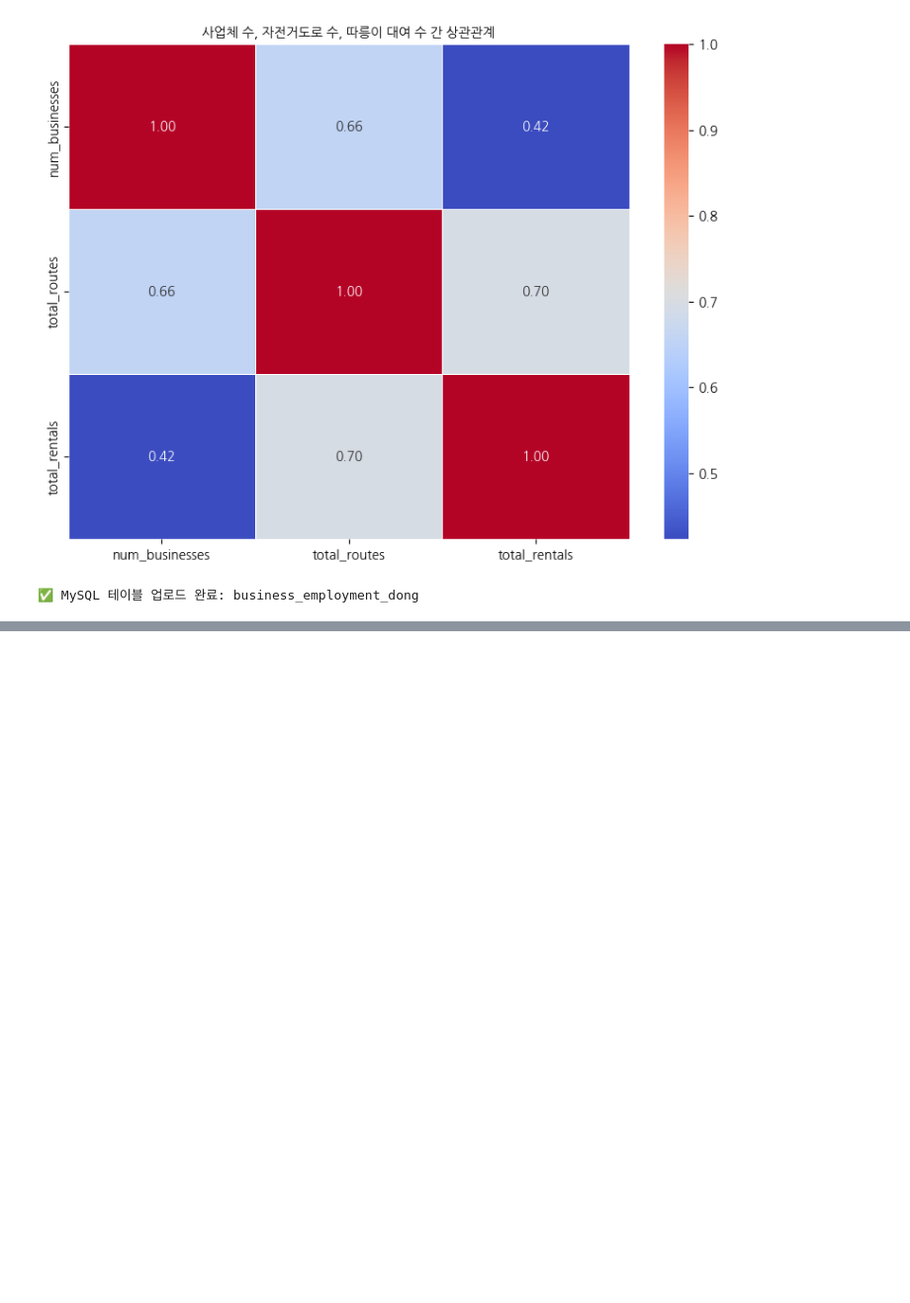
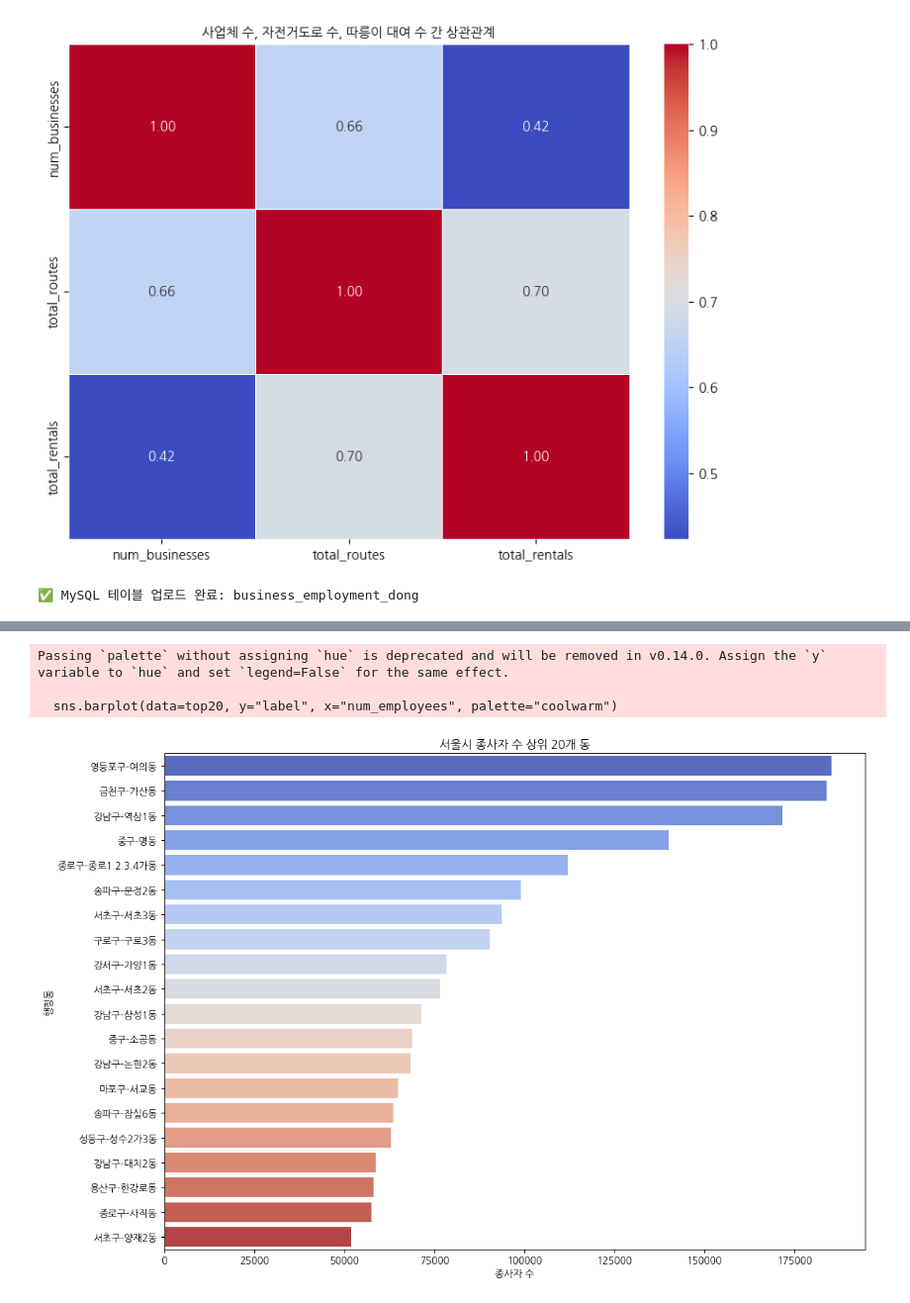
Before and after one commit to jinhyuk2me/Bikecast, a Jupyter notebook: analysis/business_employment.ipynb, the cells around one changed output, grey strips where cells are left out. Shown at 99% size. Saved outputs shown, nothing was run; the diff lists cells and outputs as text; code cells hidden in the pictures; blank space fills up the shorter version.

```diff
--- a/analysis/business_employment.ipynb
+++ b/analysis/business_employment.ipynb
@@ -284,0 +341,36 @@ print("✅ MySQL 테이블 업로드 완료: business_employment_dong")
+# %%
+# ✅ MySQL 연결
+conn = mysql.connector.connect(
+    host="jinhyuk2db.c94oygiiukcg.ap-northeast-2.rds.amazonaws.com",
+    user="root",
+    password="jinhyuk2dacibul",
+    database="project1"
+)
+
+# ✅ 데이터 가져오기
+query = """
+SELECT gu_name, dong_name, num_employees
+FROM employment_dong
+"""
+df = pd.read_sql(query, conn)
+conn.close()
+
+# ✅ 구-동 컬럼 생성
+df["label"] = df["gu_name"] + "-" + df["dong_name"]
+
+# ✅ 종사자 수 상위 20개 동 추출
+top20 = df.sort_values("num_employees", ascending=False).head(20)
+
+# ✅ 시각화
+plt.figure(figsize=(12, 8))
+sns.barplot(data=top20, y="label", x="num_employees", palette="coolwarm")
+plt.title("서울시 종사자 수 상위 20개 동")
+plt.xlabel("종사자 수")
+plt.ylabel("행정동")
+plt.tight_layout()
+plt.show()
+# %% [output]
+Passing `palette` without assigning `hue` is deprecated and will be removed in v0.14.0. Assign the `y` variable to `hue` and set `legend=False` for the same effect.
+
+  sns.barplot(data=top20, y="label", x="num_employees", palette="coolwarm")
+[figure, added]
```
Also changed, not shown: parts of 8 cells of this notebook.
